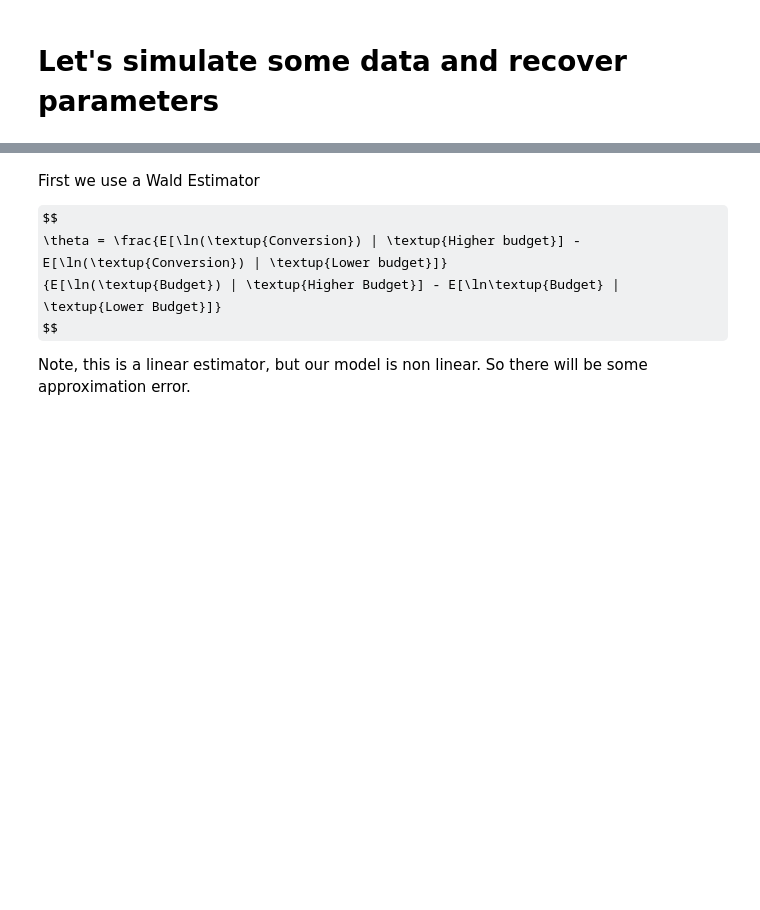
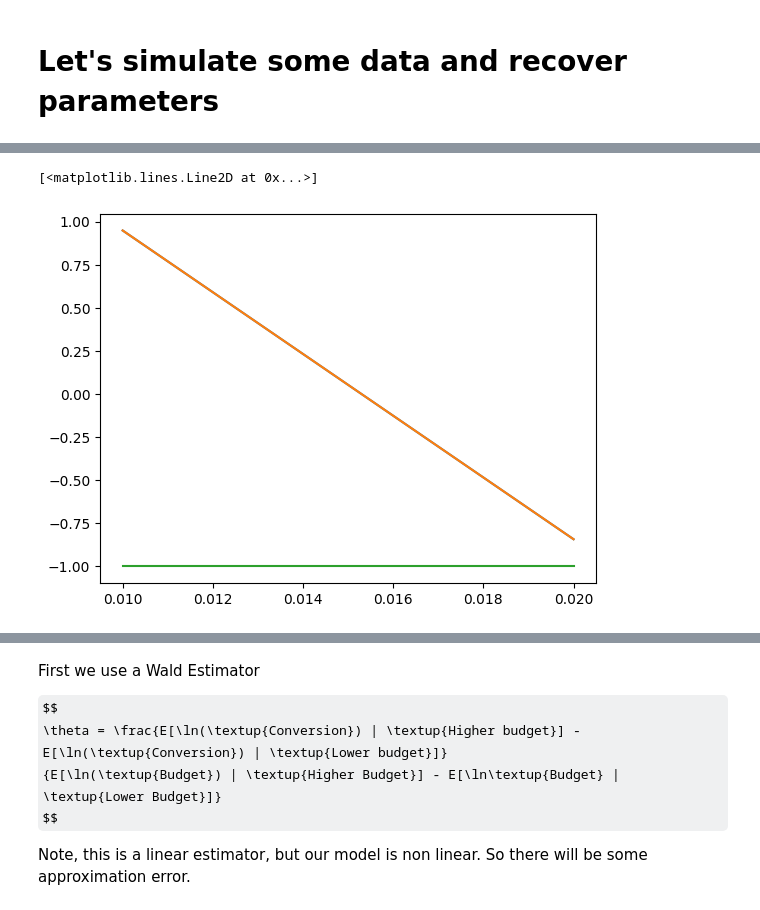
Before and after one commit to pdoupe/ad_hoc, a Jupyter notebook: conversion-elasticity/notebooks/power-analysis.ipynb, the cells around one changed output, grey strips where cells are left out. Cells and saved outputs as stored; diff of their text form; code cells hidden in the pictures; some formulas as TeX source; blank space fills up the shorter version.

Commit message:
Delta method no worse than bootstrap

```diff
--- a/conversion-elasticity/notebooks/power-analysis.ipynb
+++ b/conversion-elasticity/notebooks/power-analysis.ipynb
@@ -160,0 +93,24 @@ Baseline conversion rate 0.0258
+# %%
+def get_variant_conversions(sample_size: int,
+                            conversion_rate: float,
+                            rng_: Generator = rng) -> np.ndarray[int]:
+    return rng_.binomial(1, conversion_rate, sample_size)
+
+def get_pc_delta_conversions(conversions_treatment: np.ndarray,
+                             conversions_control: np.ndarray) -> float:
+    """
+        Calculates the percentage change in conversions between treatment and control variants
+    """
+    mean_treatment = np.mean(conversions_treatment)
+    mean_control = np.mean(conversions_control)
+    return (mean_treatment - mean_control) / mean_control
+
+def get_elasticity_estimate(conversions_treatment: np.ndarray,
+                            conversions_control: np.ndarray,
+                            budget_change: float) -> float:
+    """
+        Calculates the elasticity given outcomes and treatment effect size
+    """
+    numerator = get_pc_delta_conversions(conversions_treatment, conversions_control)
+    denominator = budget_change
+    return numerator / denominator
@@ -160,0 +351,19 @@ Baseline conversion rate 0.0258
+# %%
+plt.plot(
+    df_bs_dm.cr,
+    df_bs_dm.dm_mean,
+    label='Delta Method'
+)
+plt.plot(
+    df_bs_dm.cr,
+    df_bs_dm.bs_mean,
+    label='Bootstrap'
+)
+plt.plot(
+    df_bs_dm.cr,
+    [-1] * len(df_bs_dm.cr),
+    label='Elasticity'
+)
+# %% [output]
+[<matplotlib.lines.Line2D at 0x...>]
+[figure, added]
```
Also changed, not shown: parts of 30 cells of this notebook, 1 other file.
